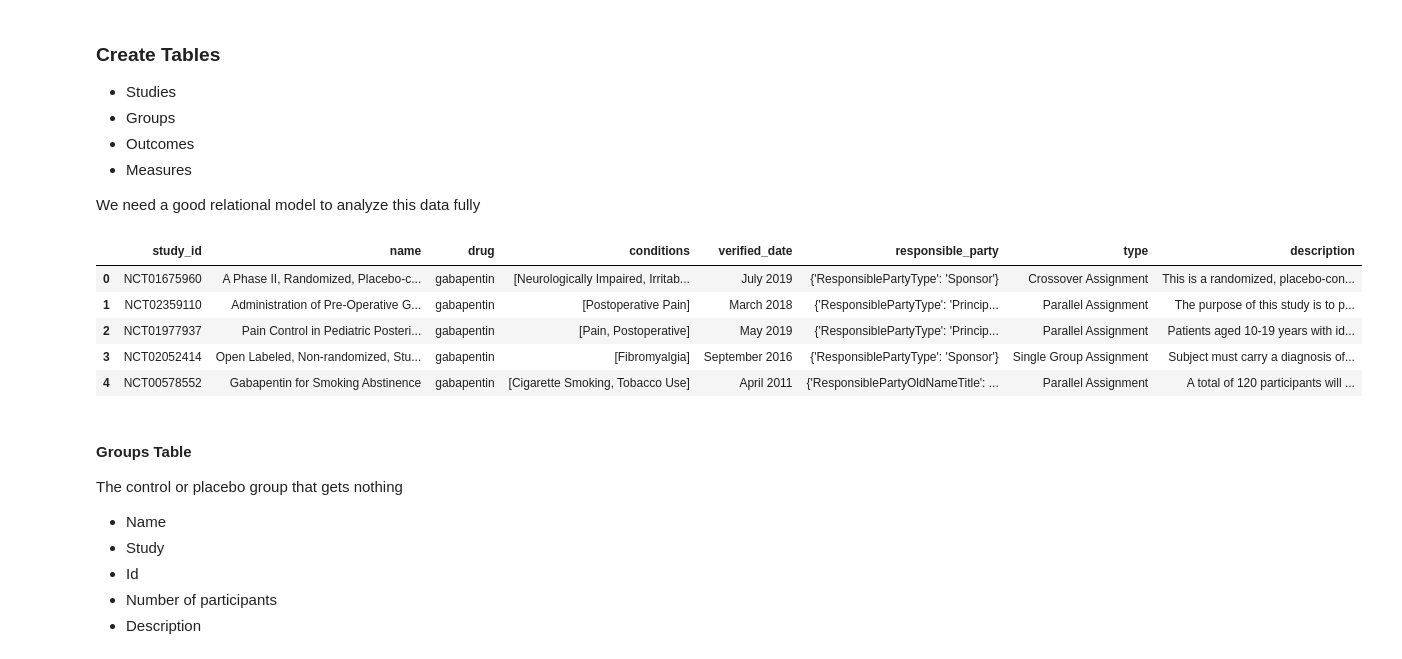
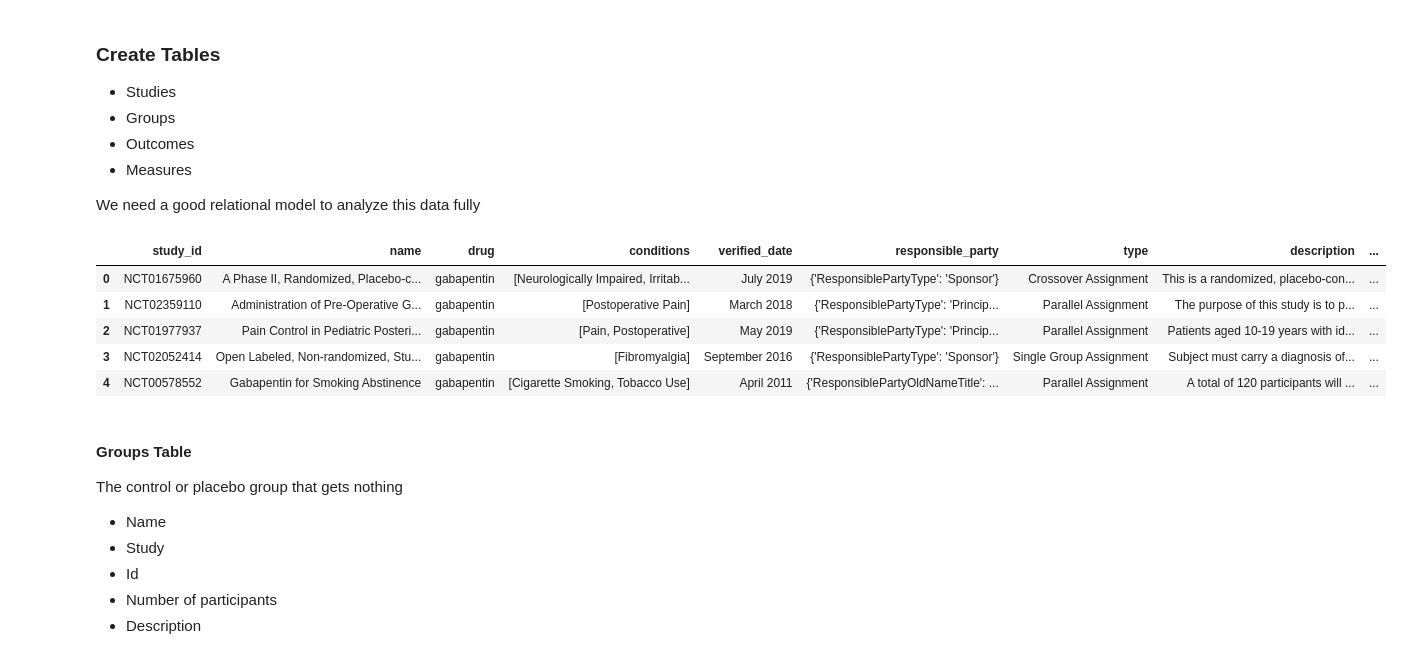
Before and after one commit to porterehunley/drugprocessing, a Jupyter notebook: ClincalTrialsPlayground.ipynb, the cells around one changed output. Cells and saved outputs as stored; diff of their text form; code cells hidden in the pictures.

```diff
--- a/ClincalTrialsPlayground.ipynb
+++ b/ClincalTrialsPlayground.ipynb
@@ -179,8 +180,11 @@ len(studies)
 We need a good relational model to analyze this data fully
 # %%
 def create_studies_table(studies):
-    buffer = {'study_id': [], 'name': [], 'drug': [], 'conditions': [],
-            'verified_date': [], 'responsible_party': [], 'type': [], 'description': []
+    buffer = {
+        'study_id': [], 'name': [], 'drug': [], 'conditions': [],
+        'verified_date': [], 'responsible_party': [], 'type': [], 'description': [],
+        'interventions': []
+
          }
     for i, study in enumerate(studies):
 
@@ -198,39 +202,44 @@ def create_studies_table(studies):
 
         try:
             buffer['verified_date'].append(study['Study']['ProtocolSection']['StatusModule']['StatusVerifiedDate'])
         except KeryError as e:
             buffer['verified_date'].append('NA')
 
         try:
             buffer['responsible_party'].append(study['Study']['ProtocolSection']['SponsorCollaboratorsModule']['ResponsibleParty'])
         except KeyError as e:
             buffer['responsible_party'].append('NA')
 
         try:
             buffer['conditions'].append(study['Study']['ProtocolSection']['ConditionsModule']['ConditionList']['Condition'])
         except KeyError as e:
             buffer['conditions'].append('NA')
 
         try:
             buffer['type'].append(study['Study']['ProtocolSection']['DesignModule']['DesignInfo']['DesignInterventionModel'])
         except KeyError as e:
             buffer['type'].append('NA')
 
         try:
             buffer['description'].append(study['Study']['ProtocolSection']['DescriptionModule']['DetailedDescription'])
         except KeyError as e:
             buffer['description'].append('NA')
 
+        try:
+            buffer['interventions'].append([x.get('InterventionMeshTerm', 'NA') for x in study['Study']['DerivedSection']['InterventionBrowseModule']['InterventionMeshList']['InterventionMesh']])
+        except KeyError as e:
+            buffer['interventions'].append([])
+
     return buffer
 studies_df = pd.DataFrame.from_dict(create_studies_table(studies))
 studies_df.head()
 # %% [output]
-|  | study_id | name | drug | conditions | verified_date | responsible_party | type | description |
-| 0 | NCT01675960 | A Phase II, Randomized, Placebo-c... | gabapentin | [Neurologically Impaired, Irritab... | July 2019 | {'ResponsiblePartyType': 'Sponsor'} | Crossover Assignment | This is a randomized, placebo-con... |
-| 1 | NCT02359110 | Administration of Pre-Operative G... | gabapentin | [Postoperative Pain] | March 2018 | {'ResponsiblePartyType': 'Princip... | Parallel Assignment | The purpose of this study is to p... |
-| 2 | NCT01977937 | Pain Control in Pediatric Posteri... | gabapentin | [Pain, Postoperative] | May 2019 | {'ResponsiblePartyType': 'Princip... | Parallel Assignment | Patients aged 10-19 years with id... |
-| 3 | NCT02052414 | Open Labeled, Non-randomized, Stu... | gabapentin | [Fibromyalgia] | September 2016 | {'ResponsiblePartyType': 'Sponsor'} | Single Group Assignment | Subject must carry a diagnosis of... |
-| 4 | NCT00578552 | Gabapentin for Smoking Abstinence | gabapentin | [Cigarette Smoking, Tobacco Use] | April 2011 | {'ResponsiblePartyOldNameTitle': ... | Parallel Assignment | A total of 120 participants will ... |
+|  | study_id | name | drug | conditions | verified_date | responsible_party | type | description | ... |
+| 0 | NCT01675960 | A Phase II, Randomized, Placebo-c... | gabapentin | [Neurologically Impaired, Irritab... | July 2019 | {'ResponsiblePartyType': 'Sponsor'} | Crossover Assignment | This is a randomized, placebo-con... | ... |
+| 1 | NCT02359110 | Administration of Pre-Operative G... | gabapentin | [Postoperative Pain] | March 2018 | {'ResponsiblePartyType': 'Princip... | Parallel Assignment | The purpose of this study is to p... | ... |
+| 2 | NCT01977937 | Pain Control in Pediatric Posteri... | gabapentin | [Pain, Postoperative] | May 2019 | {'ResponsiblePartyType': 'Princip... | Parallel Assignment | Patients aged 10-19 years with id... | ... |
+| 3 | NCT02052414 | Open Labeled, Non-randomized, Stu... | gabapentin | [Fibromyalgia] | September 2016 | {'ResponsiblePartyType': 'Sponsor'} | Single Group Assignment | Subject must carry a diagnosis of... | ... |
+| 4 | NCT00578552 | Gabapentin for Smoking Abstinence | gabapentin | [Cigarette Smoking, Tobacco Use] | April 2011 | {'ResponsiblePartyOldNameTitle': ... | Parallel Assignment | A total of 120 participants will ... | ... |
 # %% [markdown]
 #### Groups Table
 The control or placebo group that gets nothing
```
Also changed, not shown: parts of 81 cells of this notebook.
